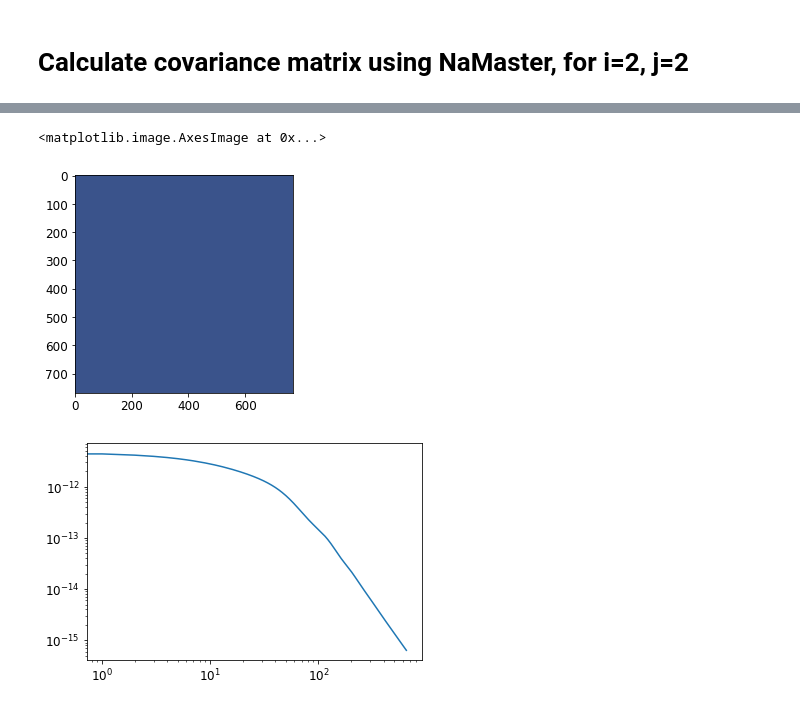
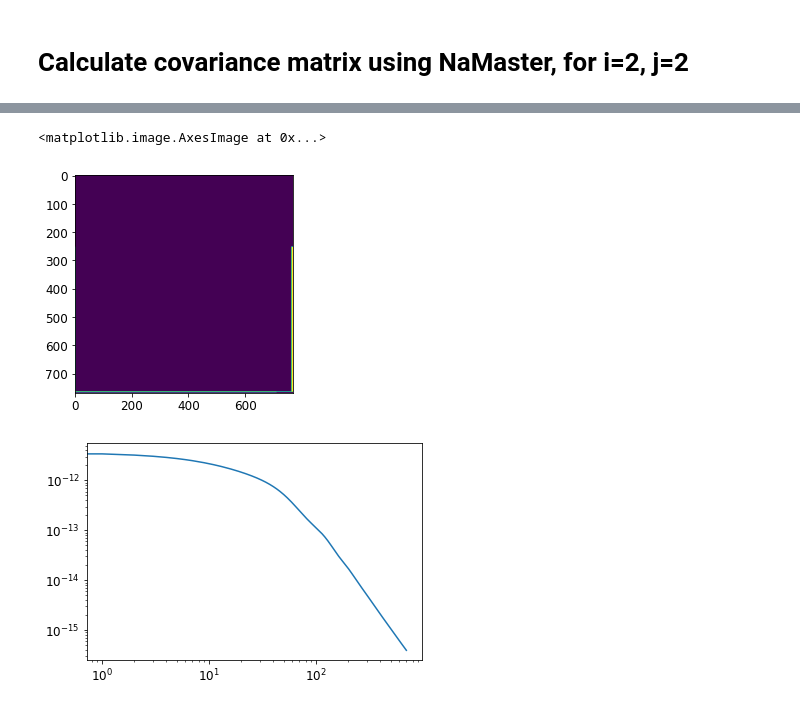
Before and after one commit to catketchup/DES_ACT_test, a Jupyter notebook: th_nonlinear.ipynb, the cells around one changed output, grey strips where cells are left out. Drawn from its saved outputs; the diff is of its cells as text; code cells hidden in the pictures.

```diff
--- a/th_nonlinear.ipynb
+++ b/th_nonlinear.ipynb
@@ -253,12 +234,54 @@ covar_00_00_coupled = nmt.gaussian_covariance(cw, 0, 0, 0, 0,
+# %%
+covar_gg_gg_coupled = nmt.gaussian_covariance(cw, 0, 0, 0, 0,
+                                              [cl_gg],
+                                              [cl_gg],
+                                              [cl_gg],
+                                              [cl_gg],
+                                              wgg, coupled=True)
+
+covar_gg_kg_coupled = nmt.gaussian_covariance(cw, 0, 0, 0, 0,
+                                              [cl_kg],
+                                              [cl_gg],
+                                              [cl_kg],
+                                              [cl_gg],
+                                              wgg, coupled=True)
+
+covar_gg_kk_coupled = nmt.gaussian_covariance(cw, 0, 0, 0, 0,
+                                              [cl_kg],
+                                              [cl_kg],
+                                              [cl_kg],
+                                              [cl_kg],
+                                              wgg, coupled=True)
+
+covar_kg_kg_coupled = nmt.gaussian_covariance(cw, 0, 0, 0, 0,
+                                              [cl_kk],
+                                              [cl_kg],
+                                              [cl_kg],
+                                              [cl_gg],
+                                              wgg, coupled=True)
+
+covar_kg_kk_coupled = nmt.gaussian_covariance(cw, 0, 0, 0, 0,
+                                              [cl_kk],
+                                              [cl_kk],
+                                              [cl_kg],
+                                              [cl_kg],
+                                              wgg, coupled=True)
+
+covar_kk_kk_coupled = nmt.gaussian_covariance(cw, 0, 0, 0, 0,
+                                              [cl_kk],
+                                              [cl_kk],
+                                              [cl_kk],
+                                              [cl_kk],
+                                              wgg, coupled=True)
 # %%
 plt.figure()
-plt.imshow(covar_00_00_coupled)
+plt.imshow(covar_gg_gg_coupled)
 # %% [output]
 <matplotlib.image.AxesImage at 0x...>
-[figure, old version]
+[figure, new version]
 # %%
-plt.plot(np.diag(covar_00_00_coupled)[50:700])
+plt.plot(np.diag(covar_gg_gg_coupled)[50:750])
 plt.xscale('log')
 plt.yscale('log')
 # %% [output]
-[figure, old version]
+[figure, new version]
```
Also changed, not shown: parts of 13 cells of this notebook, 55 other files.
